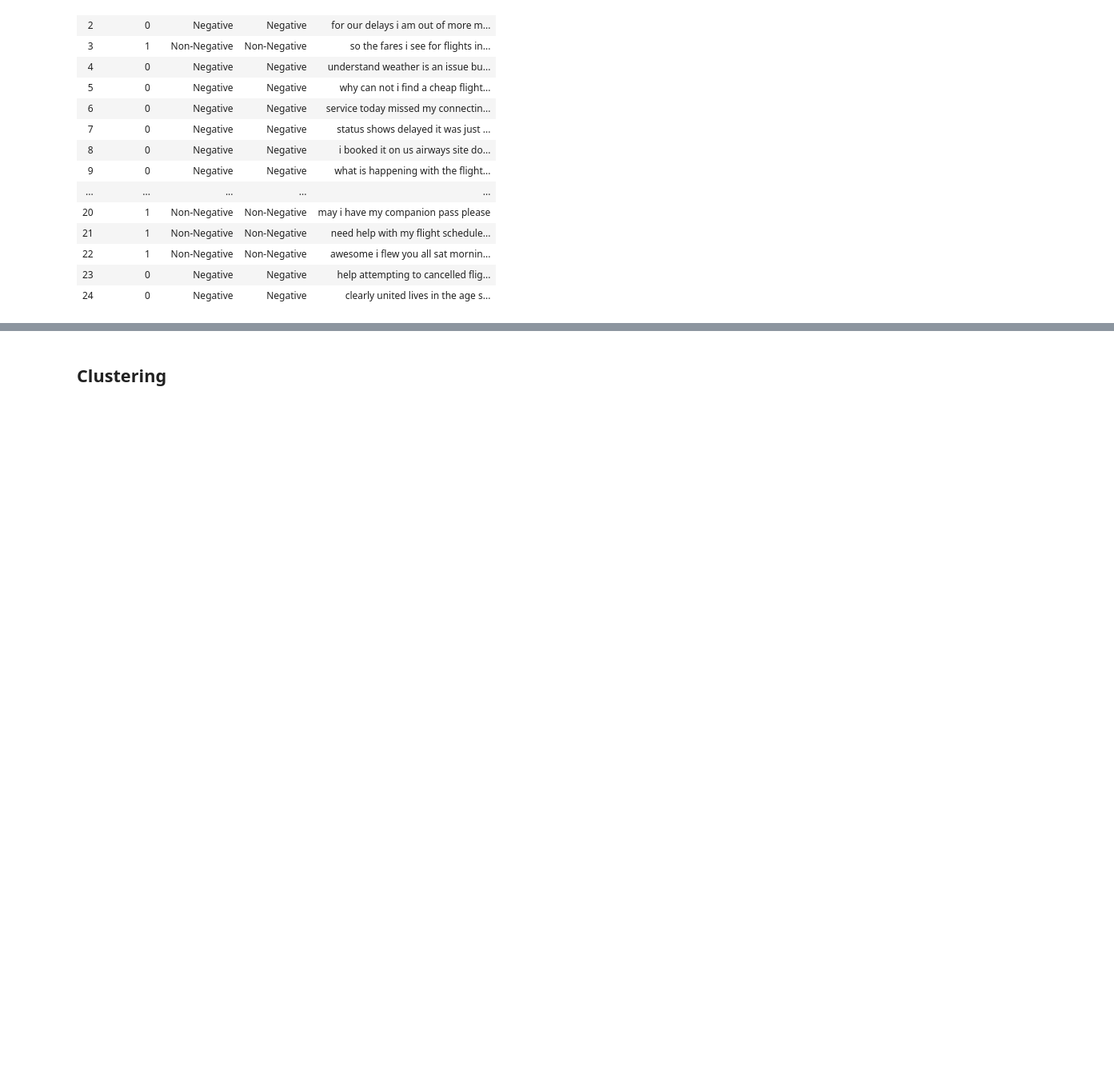
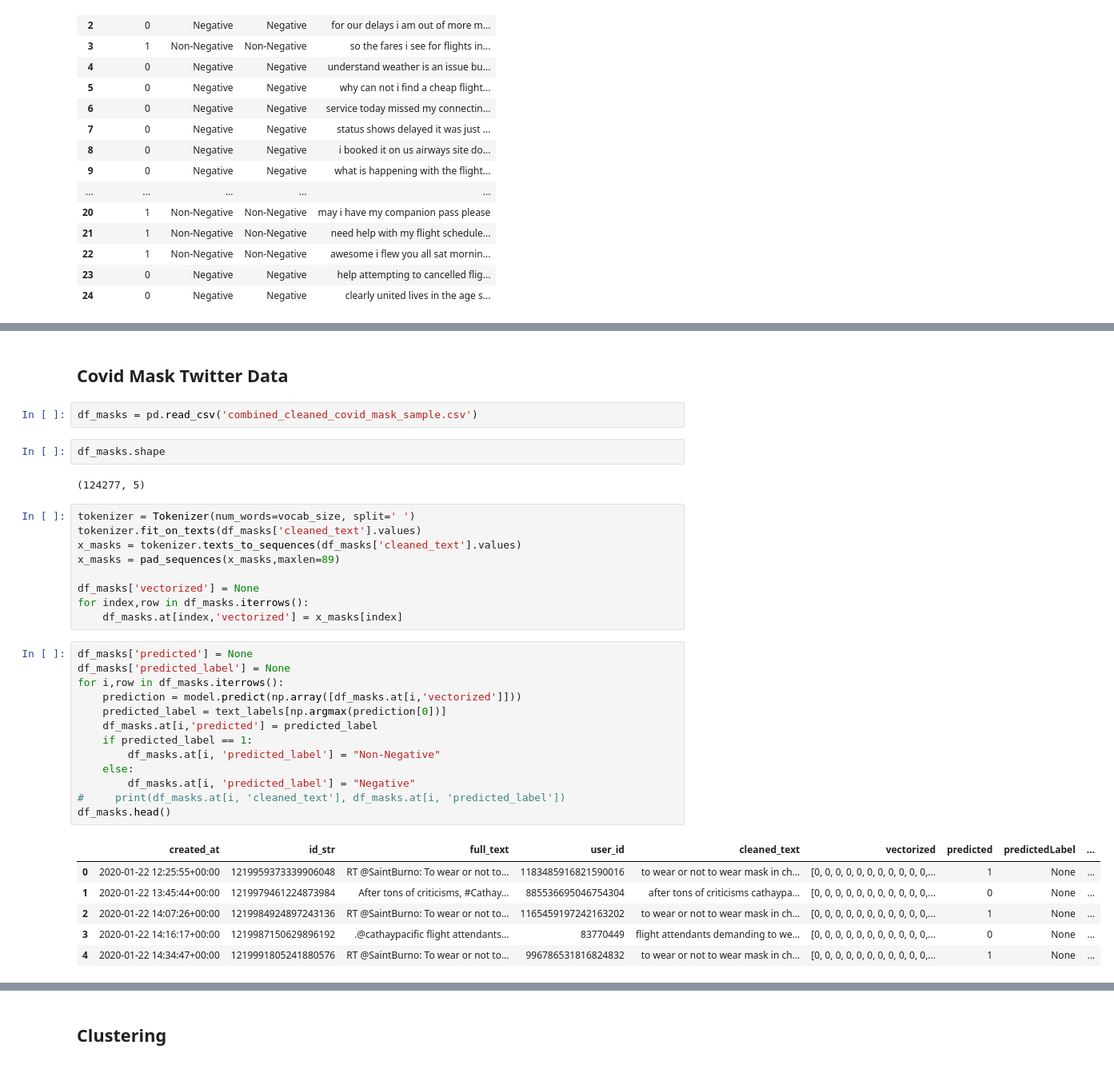
Before and after one commit to Jae-Ro/covid-19, a Jupyter notebook: Twitter Sentiment Data.ipynb, the cells around one changed output, grey strips where cells are left out. Shown at 80% size. Drawn from its saved outputs; the diff is of its cells as text; blank space fills up the shorter version.

Commit message:
predictions on covid-19 mask twitter data

```diff
--- a/Twitter Sentiment Data.ipynb
+++ b/Twitter Sentiment Data.ipynb
@@ -279,0 +286,37 @@ Classification Accuracy on Non-Negative Data:  73.83638928067701 %
+# %% [markdown]
+## Covid Mask Twitter Data
+# %%
+df_masks = pd.read_csv('combined_cleaned_covid_mask_sample.csv')
+# %%
+df_masks.shape
+# %% [output]
+(124277, 5)
+# %%
+tokenizer = Tokenizer(num_words=vocab_size, split=' ')
+tokenizer.fit_on_texts(df_masks['cleaned_text'].values)
+x_masks = tokenizer.texts_to_sequences(df_masks['cleaned_text'].values)
+x_masks = pad_sequences(x_masks,maxlen=89)
+
+df_masks['vectorized'] = None
+for index,row in df_masks.iterrows():
+    df_masks.at[index,'vectorized'] = x_masks[index]
+# %%
+df_masks['predicted'] = None
+df_masks['predicted_label'] = None
+for i,row in df_masks.iterrows():
+    prediction = model.predict(np.array([df_masks.at[i,'vectorized']]))
+    predicted_label = text_labels[np.argmax(prediction[0])]
+    df_masks.at[i,'predicted'] = predicted_label
+    if predicted_label == 1:
+        df_masks.at[i, 'predicted_label'] = "Non-Negative"
+    else:
+        df_masks.at[i, 'predicted_label'] = "Negative"
+#     print(df_masks.at[i, 'cleaned_text'], df_masks.at[i, 'predicted_label'])
+df_masks.head()
+# %% [output]
+|  | created_at | id_str | full_text | user_id | cleaned_text | vectorized | predicted | predictedLabel | ... |
+| 0 | 2020-01-22 12:25:55+00:00 | 1219959373339906048 | RT @SaintBurno: To wear or not to... | 1183485916821590016 | to wear or not to wear mask in ch... | [0, 0, 0, 0, 0, 0, 0, 0, 0, 0, 0,... | 1 | None | ... |
+| 1 | 2020-01-22 13:45:44+00:00 | 1219979461224873984 | After tons of criticisms, #Cathay... | 885536695046754304 | after tons of criticisms cathaypa... | [0, 0, 0, 0, 0, 0, 0, 0, 0, 0, 0,... | 0 | None | ... |
+| 2 | 2020-01-22 14:07:26+00:00 | 1219984924897243136 | RT @SaintBurno: To wear or not to... | 1165459197242163202 | to wear or not to wear mask in ch... | [0, 0, 0, 0, 0, 0, 0, 0, 0, 0, 0,... | 1 | None | ... |
+| 3 | 2020-01-22 14:16:17+00:00 | 1219987150629896192 | .@cathaypacific flight attendants... | 83770449 | flight attendants demanding to we... | [0, 0, 0, 0, 0, 0, 0, 0, 0, 0, 0,... | 0 | None | ... |
+| 4 | 2020-01-22 14:34:47+00:00 | 1219991805241880576 | RT @SaintBurno: To wear or not to... | 996786531816824832 | to wear or not to wear mask in ch... | [0, 0, 0, 0, 0, 0, 0, 0, 0, 0, 0,... | 1 | None | ... |
```
Also changed, not shown: parts of 8 cells of this notebook, 1 other file.
